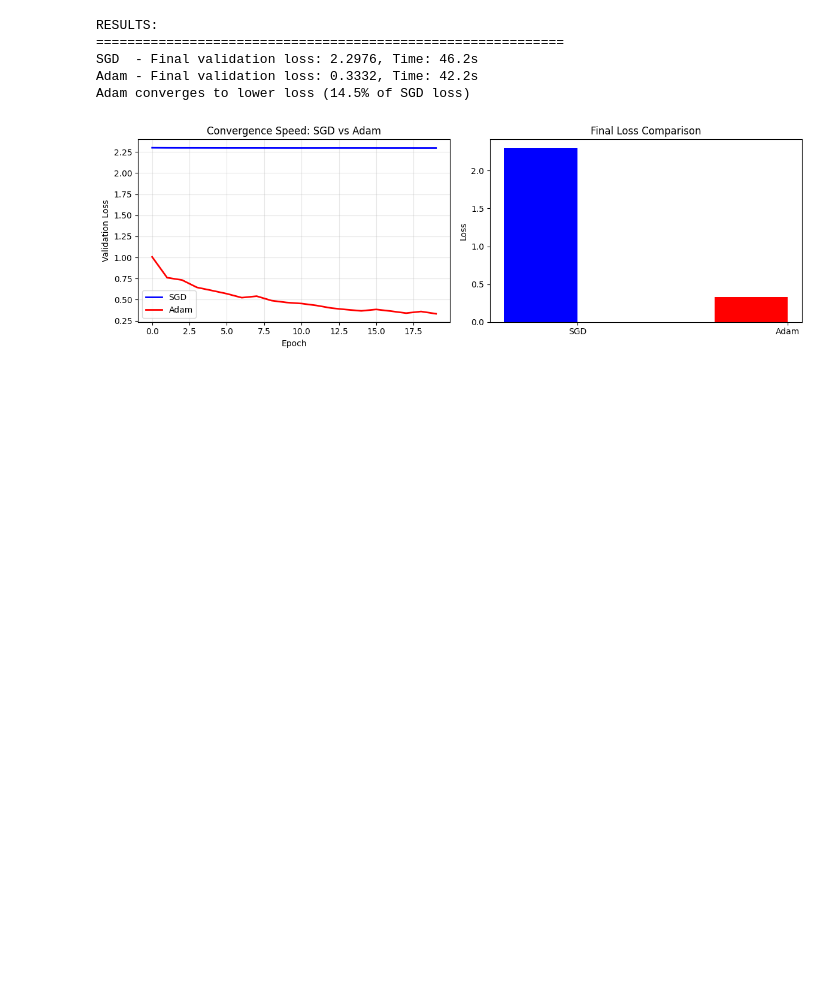
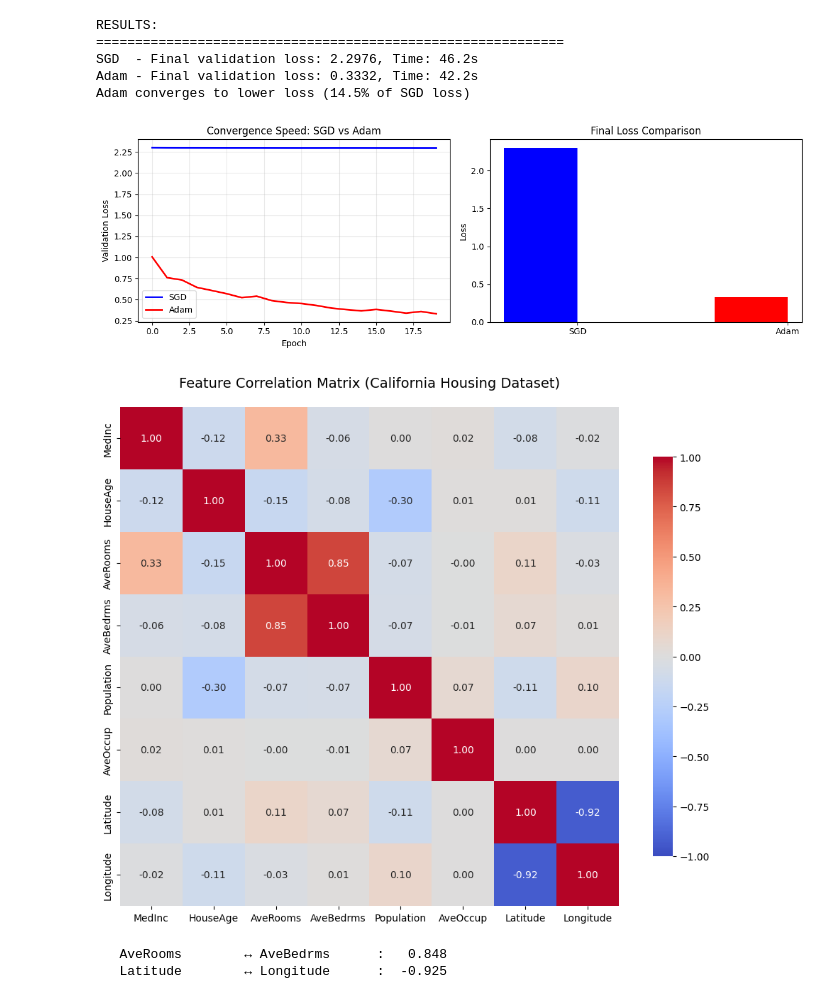
Before and after one commit to Rezarsa82/geometry_of_learning, a Jupyter notebook: main.ipynb, the cells around one changed output. Drawn from its saved outputs; the diff is of its cells as text; code cells hidden in the pictures; blank space fills up the shorter version.

```diff
--- a/main.ipynb
+++ b/main.ipynb
@@ -721,3 +721,44 @@ plt.tight_layout()
 plt.show()
 # %% [output]
 [figure]
+# %%
+import seaborn as sns
+from sklearn.datasets import fetch_california_housing
+from sklearn.preprocessing import StandardScaler
+
+california = fetch_california_housing()
+X = california.data
+y = california.target
+feature_names = california.feature_names
+scaler = StandardScaler()
+X_scaled = scaler.fit_transform(X)
+
+correlation_matrix = np.corrcoef(X_scaled, rowvar=False)
+
+plt.figure(figsize=(10, 8))
+sns.heatmap(correlation_matrix,
+            annot=True,
+            fmt=".2f",
+            cmap='coolwarm',
+            vmin=-1,
+            vmax=1,
+            center=0,
+            square=True,
+            xticklabels=feature_names,
+            yticklabels=feature_names,
+            cbar_kws={"shrink": 0.8})
+plt.title('Feature Correlation Matrix (California Housing Dataset)', fontsize=14, pad=20)
+plt.tight_layout()
+plt.show()
+
+strong_corr_count = 0
+for i in range(len(feature_names)):
+    for j in range(i + 1, len(feature_names)):
+        corr = correlation_matrix[i, j]
+        if abs(corr) > 0.7:
+            strong_corr_count += 1
+            print(f"   {feature_names[i]:15s} ↔ {feature_names[j]:15s}: {corr:7.3f}")
+# %% [output]
+[figure, added]
+   AveRooms        ↔ AveBedrms      :   0.848
+   Latitude        ↔ Longitude      :  -0.925
```
